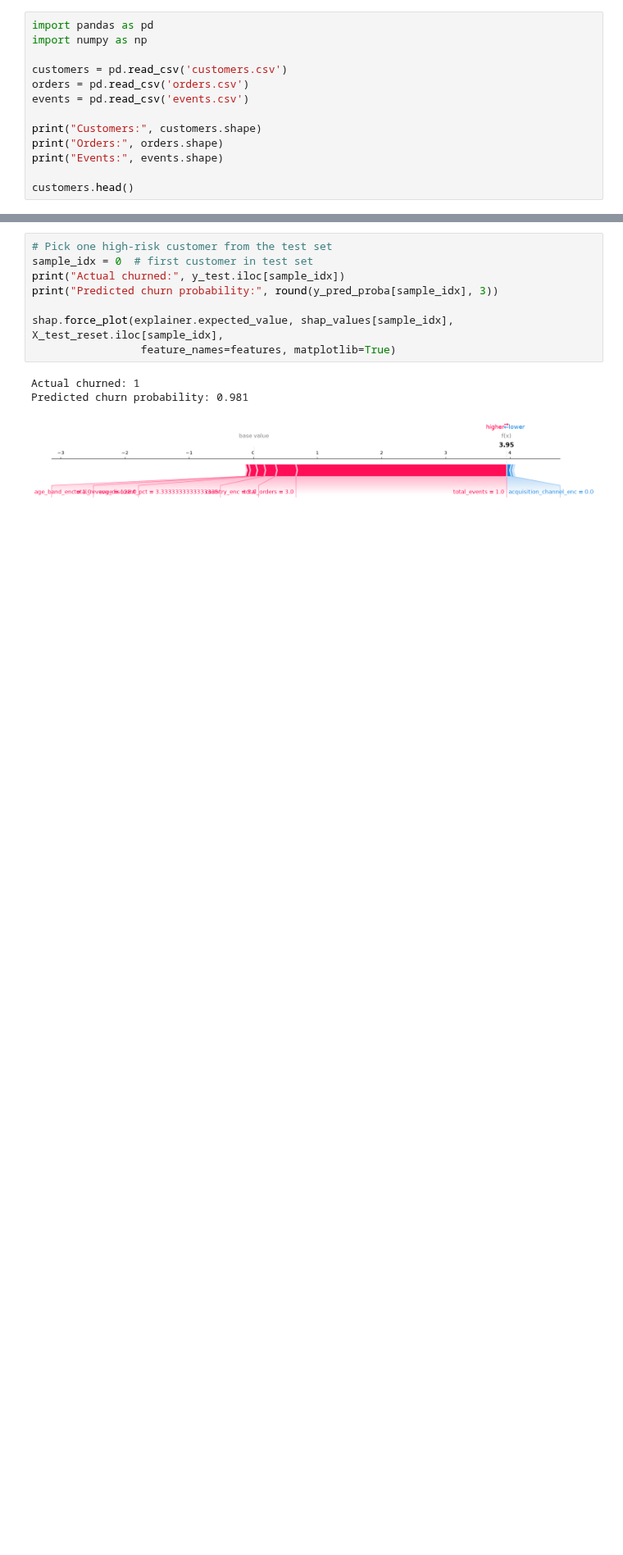
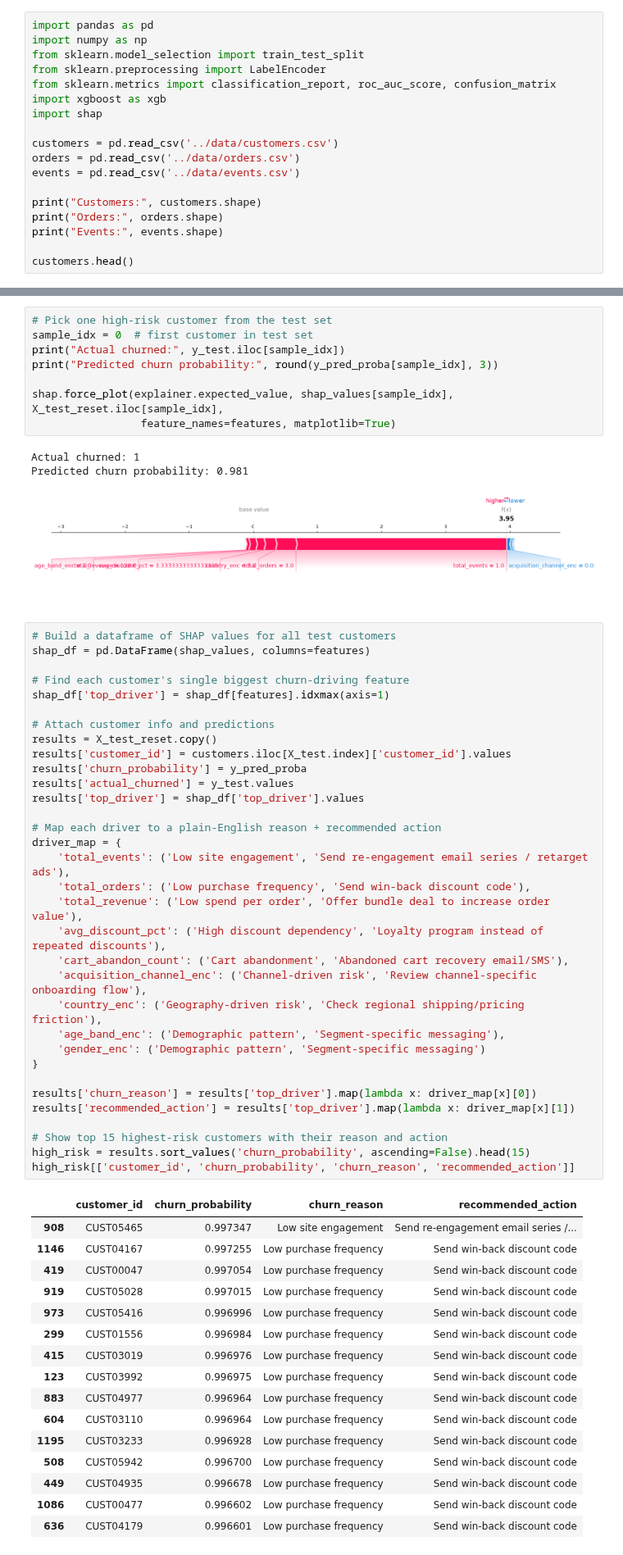
Before and after one commit to aashika-sheik/nimbus-analytics-portfolio, a Jupyter notebook: 03-ml-churn-shap/churn_model.ipynb, the cells around one changed output, grey strips where cells are left out. Shown at 82% size. Cells and saved outputs as stored; diff of their text form; blank space fills up the shorter version.

```diff
--- a/03-ml-churn-shap/churn_model.ipynb
+++ b/03-ml-churn-shap/churn_model.ipynb
@@ -7,10 +7,15 @@ Note: you may need to restart the kernel to use updated packages.
 # %%
 import pandas as pd
 import numpy as np
+from sklearn.model_selection import train_test_split
+from sklearn.preprocessing import LabelEncoder
+from sklearn.metrics import classification_report, roc_auc_score, confusion_matrix
+import xgboost as xgb
+import shap
 
-customers = pd.read_csv('customers.csv')
-orders = pd.read_csv('orders.csv')
-events = pd.read_csv('events.csv')
+customers = pd.read_csv('../data/customers.csv')
+orders = pd.read_csv('../data/orders.csv')
+events = pd.read_csv('../data/events.csv')
 
 print("Customers:", customers.shape)
 print("Orders:", orders.shape)
@@ -241,3 +246,53 @@ shap.force_plot(explainer.expected_value, shap_values[sample_idx], X_test_reset.
 Actual churned: 1
 Predicted churn probability: 0.981
 [figure]
+# %%
+# Build a dataframe of SHAP values for all test customers
+shap_df = pd.DataFrame(shap_values, columns=features)
+
+# Find each customer's single biggest churn-driving feature
+shap_df['top_driver'] = shap_df[features].idxmax(axis=1)
+
+# Attach customer info and predictions
+results = X_test_reset.copy()
+results['customer_id'] = customers.iloc[X_test.index]['customer_id'].values
+results['churn_probability'] = y_pred_proba
+results['actual_churned'] = y_test.values
+results['top_driver'] = shap_df['top_driver'].values
+
+# Map each driver to a plain-English reason + recommended action
+driver_map = {
+    'total_events': ('Low site engagement', 'Send re-engagement email series / retarget ads'),
+    'total_orders': ('Low purchase frequency', 'Send win-back discount code'),
+    'total_revenue': ('Low spend per order', 'Offer bundle deal to increase order value'),
+    'avg_discount_pct': ('High discount dependency', 'Loyalty program instead of repeated discounts'),
+    'cart_abandon_count': ('Cart abandonment', 'Abandoned cart recovery email/SMS'),
+    'acquisition_channel_enc': ('Channel-driven risk', 'Review channel-specific onboarding flow'),
+    'country_enc': ('Geography-driven risk', 'Check regional shipping/pricing friction'),
+    'age_band_enc': ('Demographic pattern', 'Segment-specific messaging'),
+    'gender_enc': ('Demographic pattern', 'Segment-specific messaging')
+}
+
+results['churn_reason'] = results['top_driver'].map(lambda x: driver_map[x][0])
+results['recommended_action'] = results['top_driver'].map(lambda x: driver_map[x][1])
+
+# Show top 15 highest-risk customers with their reason and action
+high_risk = results.sort_values('churn_probability', ascending=False).head(15)
+high_risk[['customer_id', 'churn_probability', 'churn_reason', 'recommended_action']]
+# %% [output]
+|  | customer_id | churn_probability | churn_reason | recommended_action |
+| 908 | CUST05465 | 0.997347 | Low site engagement | Send re-engagement email series /... |
+| 1146 | CUST04167 | 0.997255 | Low purchase frequency | Send win-back discount code |
+| 419 | CUST00047 | 0.997054 | Low purchase frequency | Send win-back discount code |
+| 919 | CUST05028 | 0.997015 | Low purchase frequency | Send win-back discount code |
+| 973 | CUST05416 | 0.996996 | Low purchase frequency | Send win-back discount code |
+| 299 | CUST01556 | 0.996984 | Low purchase frequency | Send win-back discount code |
+| 415 | CUST03019 | 0.996976 | Low purchase frequency | Send win-back discount code |
+| 123 | CUST03992 | 0.996975 | Low purchase frequency | Send win-back discount code |
+| 883 | CUST04977 | 0.996964 | Low purchase frequency | Send win-back discount code |
+| 604 | CUST03110 | 0.996964 | Low purchase frequency | Send win-back discount code |
+| 1195 | CUST03233 | 0.996928 | Low purchase frequency | Send win-back discount code |
+| 508 | CUST05942 | 0.996700 | Low purchase frequency | Send win-back discount code |
+| 449 | CUST04935 | 0.996678 | Low purchase frequency | Send win-back discount code |
+| 1086 | CUST00477 | 0.996602 | Low purchase frequency | Send win-back discount code |
+| 636 | CUST04179 | 0.996601 | Low purchase frequency | Send win-back discount code |
```
Also changed, not shown: parts of 1 cell of this notebook, 1 other file.
